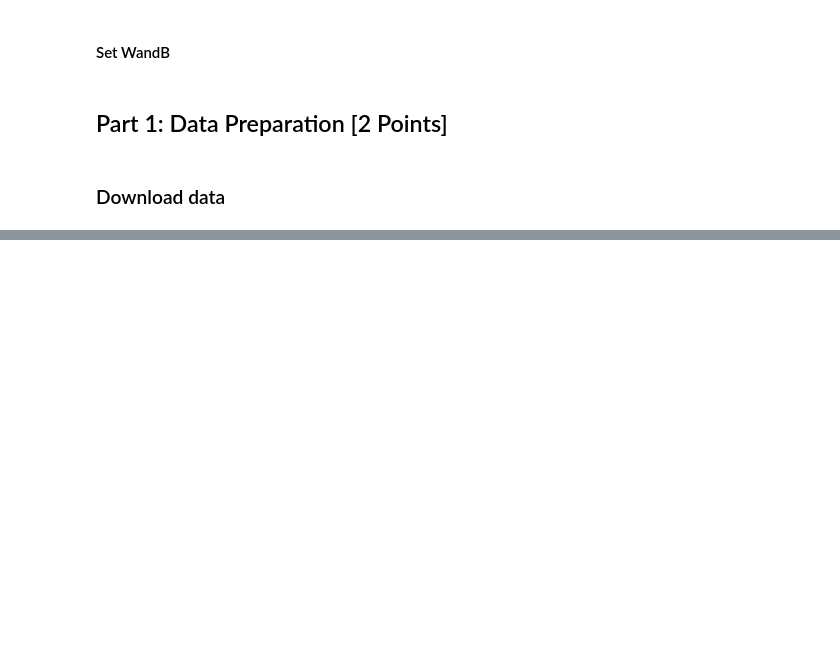
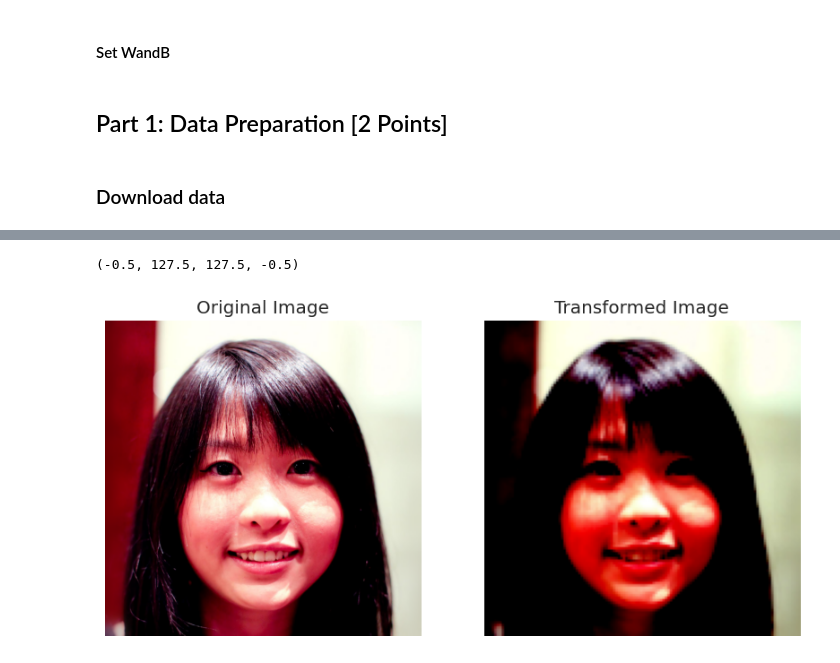
Before and after one commit to Dimildizio/DS_course, a Jupyter notebook: Neural_networks/GANs/GANs_photos.ipynb, the cells around one changed output, grey strips where cells are left out. Cells and saved outputs as stored; diff of their text form; code cells hidden in the pictures; blank space fills up the shorter version.

```diff
--- a/Neural_networks/GANs/GANs_photos.ipynb
+++ b/Neural_networks/GANs/GANs_photos.ipynb
@@ -68,6 +69,7 @@ sns.set(style='darkgrid', font_scale=1.2)
 ## Set Config
 # %%
 class CFG:
+  datadir = './faces_dataset_small'
   seed = 42
   batch_size = 32
   imgsize=128
@@ -170 +176,23 @@ def wandb_wrapper(func: Callable) -> Callable:
 !unzip faces-dataset-small.zip
+# %%
+image_files = sorted(list(Path(CFG.datadir).rglob('*.png')))
+# %%
+img_transforms = transforms.Compose([transforms.Resize(CFG.imgsize),
+            transforms.CenterCrop(CFG.imgsize),
+            transforms.ToTensor(),
+            transforms.Normalize(*CFG.stats)])
+# %%
+transformed_image = img_transforms(Image.open(image_files[0]))
+# %%
+fig, axes = plt.subplots(1, 2, figsize=(10, 5))
+
+# Original image
+axes[0].imshow(Image.open(image_files[0]))
+axes[0].set_title("Original Image")
+axes[0].axis("off")
+
+# Transformed image
+axes[1].imshow(transformed_image.permute(1, 2, 0))
+axes[1].set_title("Transformed Image")
+axes[1].axis("off")
+# %% [output]
@@ -170,0 +200,2 @@ def wandb_wrapper(func: Callable) -> Callable:
+(-0.5, 127.5, 127.5, -0.5)
+[figure, added]
```
Also changed, not shown: parts of 4 cells of this notebook.
